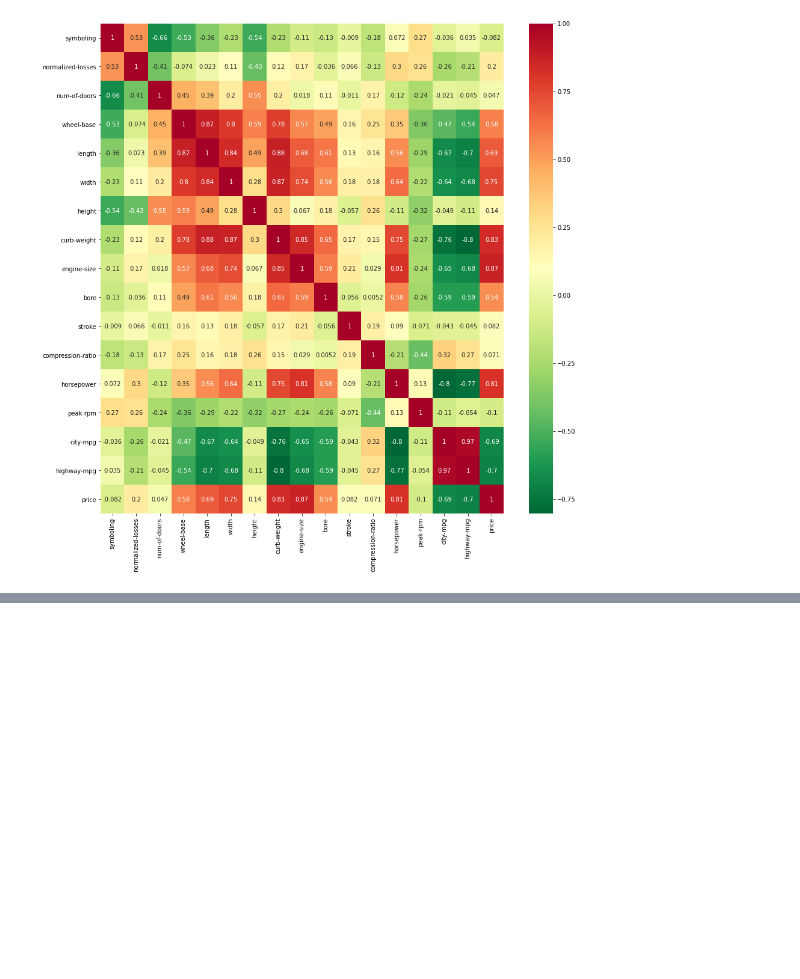
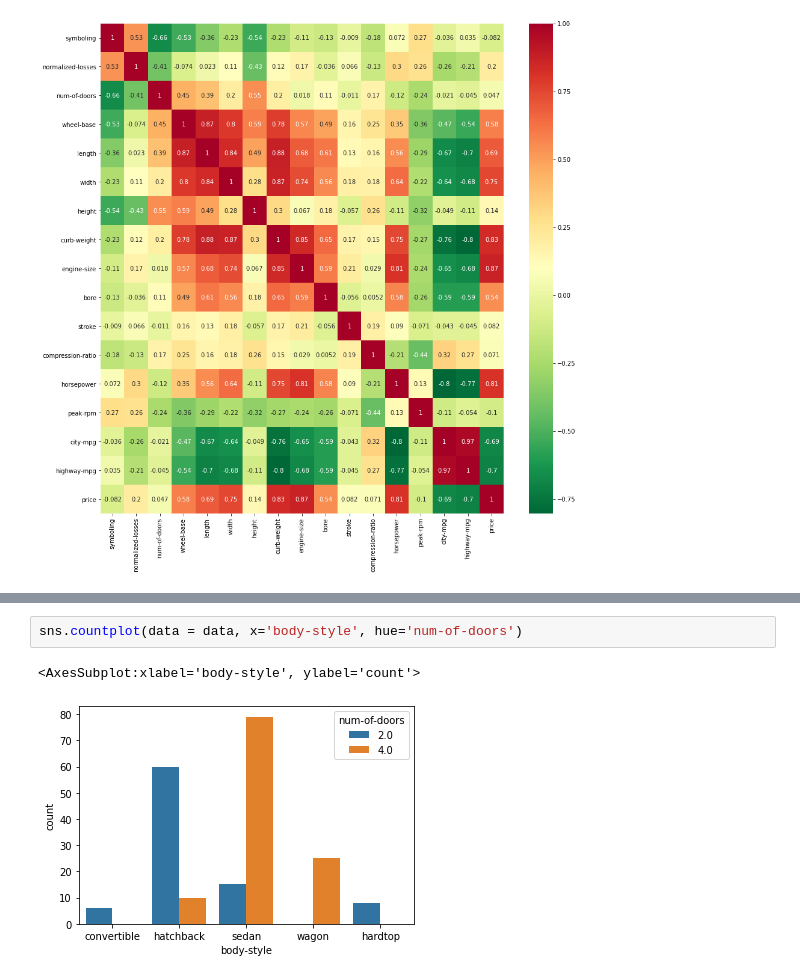
Before and after one commit to NegiBaba/Automobile_price_prediction, a Jupyter notebook: automobile-price-prediction.ipynb, the cells around one changed output, grey strips where cells are left out. Saved outputs shown, nothing was run; the diff lists cells and outputs as text; blank space fills up the shorter version.

```diff
--- a/automobile-price-prediction.ipynb
+++ b/automobile-price-prediction.ipynb
@@ -202,0 +197,5 @@ sns.heatmap(data.corr(), cmap = 'RdYlGn_r', annot = True)
+# %%
+sns.countplot(data = data, x='body-style', hue='num-of-doors')
+# %% [output]
+<AxesSubplot:xlabel='body-style', ylabel='count'>
+[figure, added]
```
Also changed, not shown: parts of 9 cells of this notebook.
